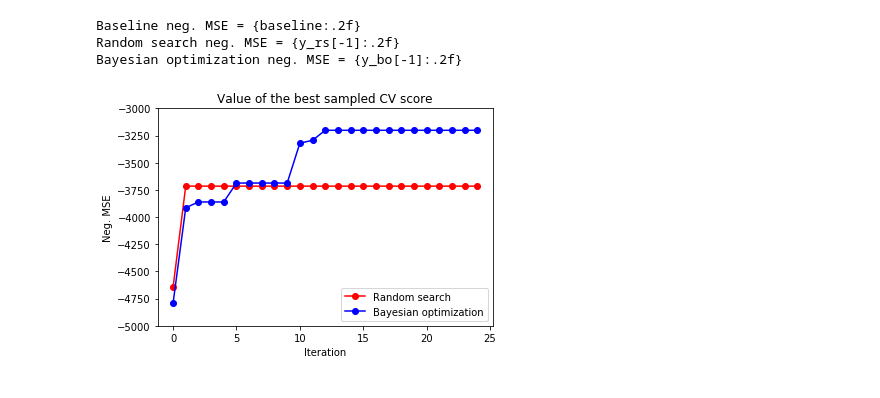
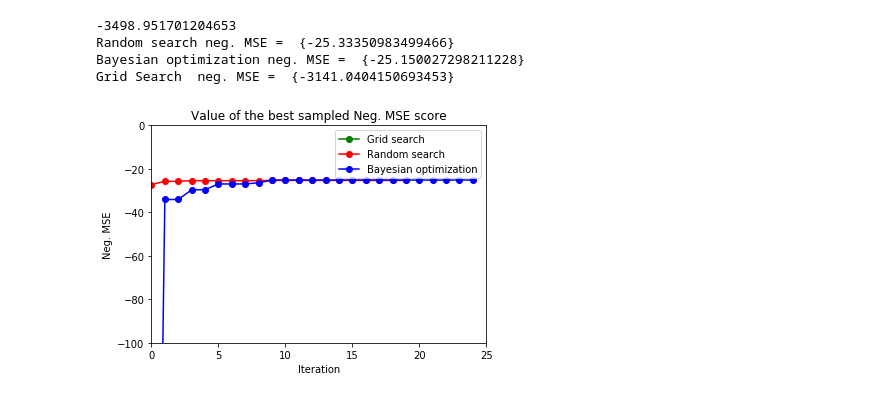
Before and after one commit to C-Nev/CS4404, a Jupyter notebook: Bayesian Optimization.ipynb, the cells around one changed output. Saved outputs shown, nothing was run; the diff lists cells and outputs as text; code cells hidden in the pictures.

Commit message:
Updated Bayesian and grid search for linear regression

```diff
--- a/Bayesian Optimization.ipynb
+++ b/Bayesian Optimization.ipynb
@@ -15,5 +16,5 @@ from xgboost import XGBRegressor
 # %%
-X, y = datasets.load_diabetes(return_X_y=True)
+X, y = datasets.load_boston(return_X_y=True)
 # %%
 logistic = XGBRegressor()
 
@@ -66,0 +100,21 @@ optimizer.run_optimization(max_iter=20)
+# %%
+
+logistic = XGBRegressor()
+X, y = datasets.load_diabetes(return_X_y=True)
+baseline = cross_val_score(logistic, X, y, scoring='neg_mean_squared_error').mean()
+
+param_grid = [
+  {'learning_rate': np.arange(0.0, 1.0, 0.2),
+   'gamma': range(0, 5, 1),
+  'max_depth': range(1, 50, 25) ,
+  'n_estimators': range(1, 300, 150),
+   'min_child_weight': range(1,10,5)
+  }
+ ]
+gridSearchParams = GridSearchCV(logistic, param_grid, cv=3, verbose=50,scoring='neg_mean_squared_error', return_train_score=True)
+best_model_Search = gridSearchParams.fit(X,y)
+
+ypred = best_model_Search.predict(X)
+
+print("gridSearchParams")
+print(metrics.mean_squared_error(y,ypred))
@@ -67,22 +139,31 @@ optimizer.run_optimization(max_iter=20)
 # %%
-import matplotlib.pyplot as plt
 
+y_gridSearch = np.maximum.accumulate(gridSearchParams.cv_results_['mean_test_score'])
 y_rs = np.maximum.accumulate(rs.cv_results_['mean_test_score'])
 y_bo = np.maximum.accumulate(-optimizer.Y).ravel()
 
-print('Baseline neg. MSE = {baseline:.2f}')
-print('Random search neg. MSE = {y_rs[-1]:.2f}')
-print('Bayesian optimization neg. MSE = {y_bo[-1]:.2f}')
 
+
+print(baseline)
+print('Random search neg. MSE = ' , {y_rs[-1]})
+print('Bayesian optimization neg. MSE = ', {y_bo[-1]})
+print('Grid Search  neg. MSE = ', {y_gridSearch[-1]})
+
+
+
+
+plt.plot(y_gridSearch, 'go-', label='Grid search')
 plt.plot(y_rs, 'ro-', label='Random search')
 plt.plot(y_bo, 'bo-', label='Bayesian optimization')
 plt.xlabel('Iteration')
 plt.ylabel('Neg. MSE')
-plt.ylim(-5000, -3000)
-plt.title('Value of the best sampled CV score');
+plt.ylim(-100, 0)
+plt.xlim(0, 25)
+plt.title('Value of the best sampled Neg. MSE score');
 plt.legend();
 # %% [output]
-Baseline neg. MSE = {baseline:.2f}
-Random search neg. MSE = {y_rs[-1]:.2f}
-Bayesian optimization neg. MSE = {y_bo[-1]:.2f}
+-3498.951701204653
+Random search neg. MSE =  {-25.33350983499466}
+Bayesian optimization neg. MSE =  {-25.150027298211228}
+Grid Search  neg. MSE =  {-3141.0404150693453}
-[figure, old version]
+[figure, new version]
```
Also changed, not shown: parts of 5 cells of this notebook, 2 other files.
